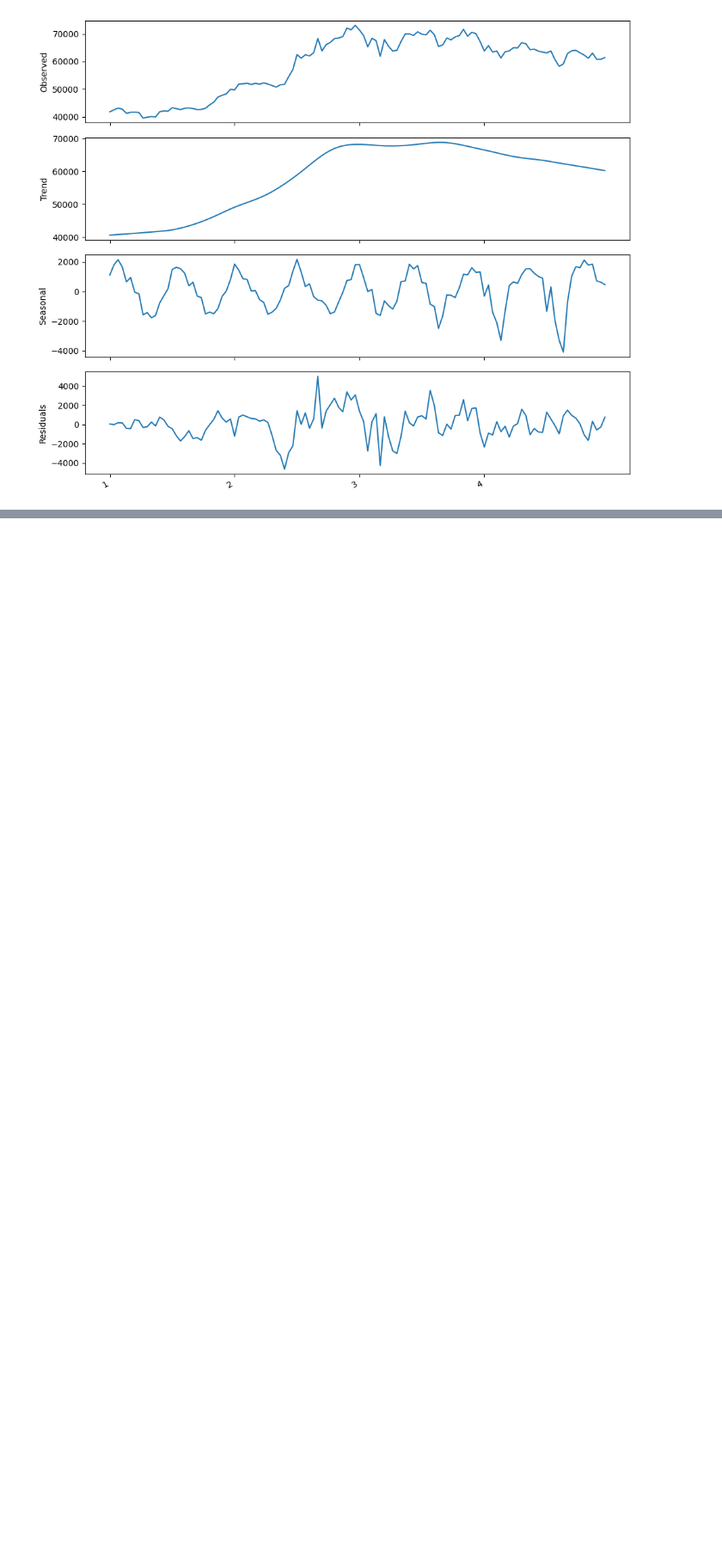
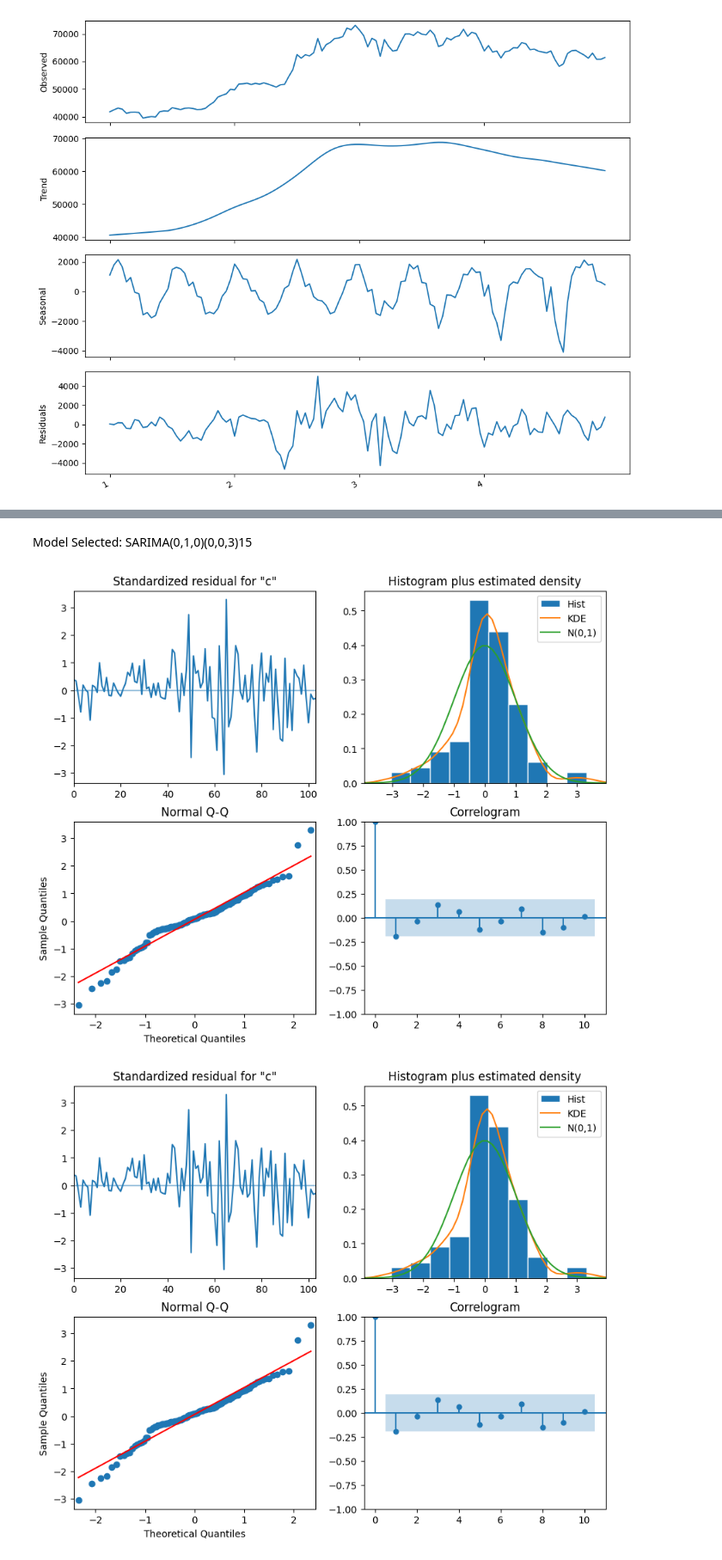
Before and after one commit to baloochyb/PricePrediction, a Jupyter notebook: time_series.ipynb, the cells around one changed output, grey strips where cells are left out. Shown at 86% size. Saved outputs shown, nothing was run; the diff lists cells and outputs as text; code cells hidden in the pictures; blank space fills up the shorter version.

```diff
--- a/time_series.ipynb
+++ b/time_series.ipynb
@@ -1053,0 +1192,9 @@ plt.tight_layout()
+# %% [markdown]
+Model Selected: SARIMA(0,1,0)(0,0,3)15
+# %%
+SARIMA_model = SARIMAX(train, order=(0,1,0), seasonal_order=(0,0,3,15), simple_differencing=False)
+SARIMA_model_fit = SARIMA_model.fit(disp=False)
+SARIMA_model_fit.plot_diagnostics(figsize=(10,8))
+# %% [output]
+[figure, added]
+[figure, added]
```
Also changed, not shown: parts of 15 cells of this notebook.
